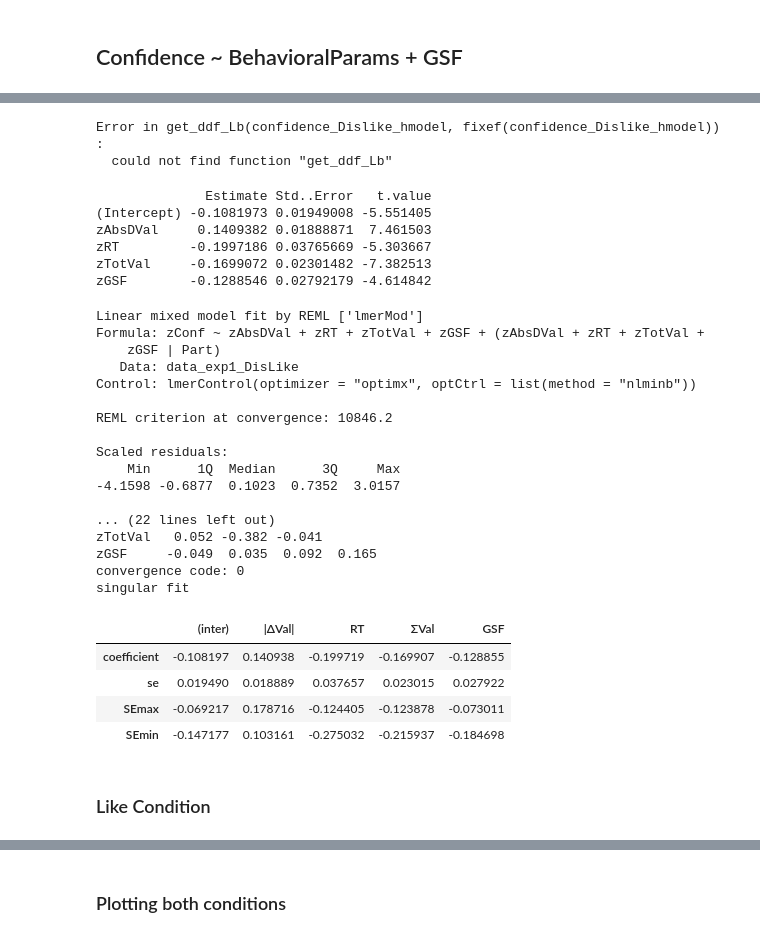
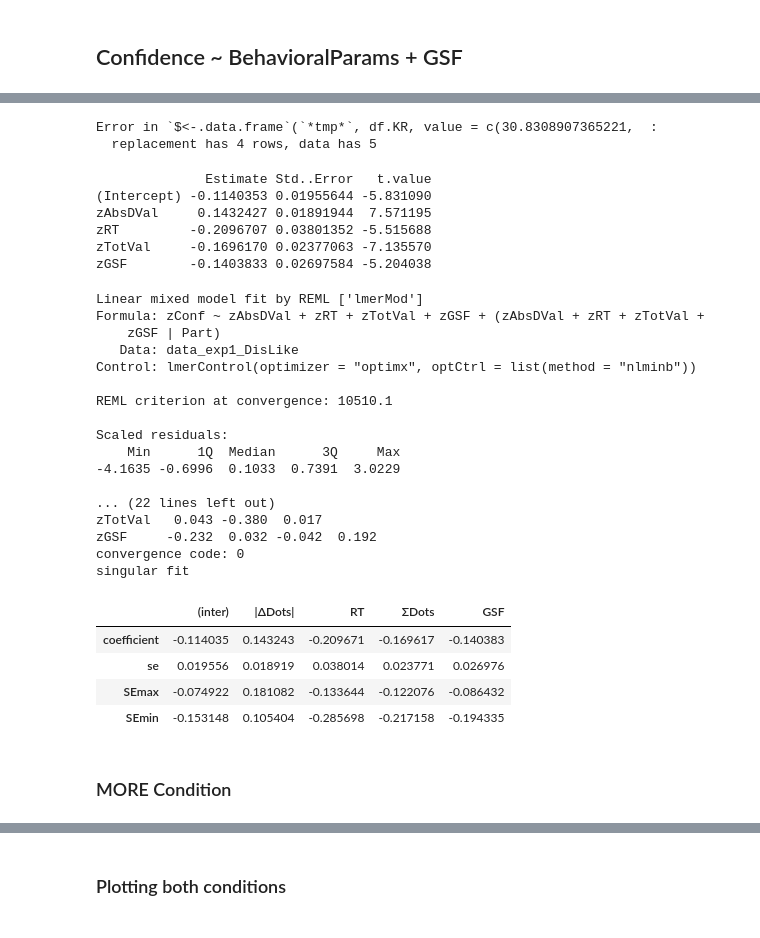
Before and after one commit to pradysepulveda/PF2019, a Jupyter notebook: PF2019_RegressionModelsT-test.ipynb, the cells around one changed output, grey strips where cells are left out. Drawn from its saved outputs; the diff is of its cells as text; code cells hidden in the pictures.

```diff
--- a/PF2019_RegressionModelsT-test.ipynb
+++ b/PF2019_RegressionModelsT-test.ipynb
@@ -328,13 +335,10 @@ def splitBy(data_exp1, Splits_headers = ['ConfSplit', 'GSFMedSplit','DDTMedSplit
 ## LOAD
 # %%
 # Load data all participants
-#data_exp1 = pd.read_csv('/Users/pradyumna/Documents/gitDocs/FF2018/Output/DataFoodFramingNotebook_v1.csv')
-#data_exp1 = pd.read_csv('/Users/pradyumna/Documents/GiTs/PF2019/Data/DataPerceptFramingNotebook_P21to62.csv')
 
 data_exp1 = pd.read_csv('/Users/pradyumna/Documents/GiTs/PF2019/Data/DataPerceptualFramingNotebook_v1.csv')
 
-
-for i in []:
+for i in [31]:
     data_exp1 = data_exp1[(data_exp1.Part != i)]
 print (data_exp1["Part"].unique())
 print ('Number of participants: ' + str(len(data_exp1["Part"].unique())))
@@ -680,8 +659,8 @@ save(Choice_Dislike_hmodel, file = "SavedModels/Models_33Part/HModel_Choice_Disl
 # %%
 %%R
 # Fit the multilevel linear model
-if (file.exists('SavedModels/Models_33Part/HModel_Confidence_Dislike_33_m1.rda')){
-    load('SavedModels/Models_33Part/HModel_Confidence_Dislike_33_m1.rda')
+if (file.exists('SavedModels/Models_32Part/HModel_Confidence_Less_32_m1.rda')){
+    load('SavedModels/Models_32Part/HModel_Confidence_Less_32_m1.rda')
     print('  Found old parameter estimates in "SavedModels/". Skipping estimation...')
 }
 else{
@@ -715,18 +710,18 @@ coefs$p.KR <- 2 * (1 - pt(abs(coefs$t.value), df.KR))
 # use normal distribution to approximate p-value (tends to be anti-conservative with small sample sizes)
 coefs$p.z <- 2 * (1 - pnorm(abs(coefs$t.value)))
 # %% [output]
-Error in get_ddf_Lb(confidence_Dislike_hmodel, fixef(confidence_Dislike_hmodel)) :
-  could not find function "get_ddf_Lb"
+Error in `$<-.data.frame`(`*tmp*`, df.KR, value = c(30.8308907365221,  :
+  replacement has 4 rows, data has 5
 # %%
 %%R
 coefs
 # %% [output]
               Estimate Std..Error   t.value
-(Intercept) -0.1081973 0.01949008 -5.551405
-zAbsDVal     0.1409382 0.01888871  7.461503
-zRT         -0.1997186 0.03765669 -5.303667
-zTotVal     -0.1699072 0.02301482 -7.382513
-zGSF        -0.1288546 0.02792179 -4.614842
+(Intercept) -0.1140353 0.01955644 -5.831090
+zAbsDVal     0.1432427 0.01891944  7.571195
+zRT         -0.2096707 0.03801352 -5.515688
+zTotVal     -0.1696170 0.02377063 -7.135570
+zGSF        -0.1403833 0.02697584 -5.204038
 # %%
 %%R
 summary(confidence_Dislike_hmodel)
@@ -737,15 +732,15 @@ Formula: zConf ~ zAbsDVal + zRT + zTotVal + zGSF + (zAbsDVal + zRT + zTotVal +
    Data: data_exp1_DisLike
 Control: lmerControl(optimizer = "optimx", optCtrl = list(method = "nlminb"))
 
-REML criterion at convergence: 10846.2
+REML criterion at convergence: 10510.1
 
 Scaled residuals:
     Min      1Q  Median      3Q     Max
--4.1598 -0.6877  0.1023  0.7352  3.0157
+-4.1635 -0.6996  0.1033  0.7391  3.0229
 
 ... (22 lines left out)
-zTotVal   0.052 -0.382 -0.041
-zGSF     -0.049  0.035  0.092  0.165
+zTotVal   0.043 -0.380  0.017
+zGSF     -0.232  0.032 -0.042  0.192
 convergence code: 0
 singular fit
 # %%
@@ -754,30 +749,30 @@ singular fit
 # %%
 %R -o coefs -o mix_Confidence_Dislike_model
 # extract
 mix_Confidence_Dislike_model = mix_Confidence_Dislike_model[0]
 
 conf_table_exp1 = coefs
 conf_table_exp1
 
 #Generate table with paramters to later plot
 conf_table_exp1.columns = ['coefficient', 'se', 't' ]
 conf_table_exp1 = conf_table_exp1.iloc[:, 0:-1].copy(); conf_table_exp1.loc[:, 'SEmax'] = conf_table_exp1['coefficient'] + conf_table_exp1['se']*2
 conf_table_exp1.loc[:, 'SEmin'] = conf_table_exp1['coefficient'] - conf_table_exp1['se']*2
 conf_table_exp1 = conf_table_exp1.transpose()
-conf_table_exp1.columns = [ '(inter)','|ΔVal|', 'RT', 'ΣVal','GSF']
+conf_table_exp1.columns = [ '(inter)','|ΔDots|', 'RT', 'ΣDots','GSF']
 #conf_table_exp1.loc['p'] = np.round(conf_table_exp1.loc['p'], 4)
-conf_table_exp1 = conf_table_exp1[['(inter)','|ΔVal|', 'RT', 'ΣVal','GSF']]
+conf_table_exp1 = conf_table_exp1[['(inter)','|ΔDots|', 'RT', 'ΣDots','GSF']]
 conf_table_Dislike = conf_table_exp1
 
 conf_table_Dislike
 # %% [output]
-|  | (inter) | |ΔVal| | RT | ΣVal | GSF |
-| coefficient | -0.108197 | 0.140938 | -0.199719 | -0.169907 | -0.128855 |
-| se | 0.019490 | 0.018889 | 0.037657 | 0.023015 | 0.027922 |
-| SEmax | -0.069217 | 0.178716 | -0.124405 | -0.123878 | -0.073011 |
-| SEmin | -0.147177 | 0.103161 | -0.275032 | -0.215937 | -0.184698 |
+|  | (inter) | |ΔDots| | RT | ΣDots | GSF |
+| coefficient | -0.114035 | 0.143243 | -0.209671 | -0.169617 | -0.140383 |
+| se | 0.019556 | 0.018919 | 0.038014 | 0.023771 | 0.026976 |
+| SEmax | -0.074922 | 0.181082 | -0.133644 | -0.122076 | -0.086432 |
+| SEmin | -0.153148 | 0.105404 | -0.285698 | -0.217158 | -0.194335 |
 # %% [markdown]
-### Like Condition
+### MORE Condition
 # %%
 %%R
 # Fit the multilevel linear model
```
Also changed, not shown: parts of 26 cells of this notebook, 26 other files.
